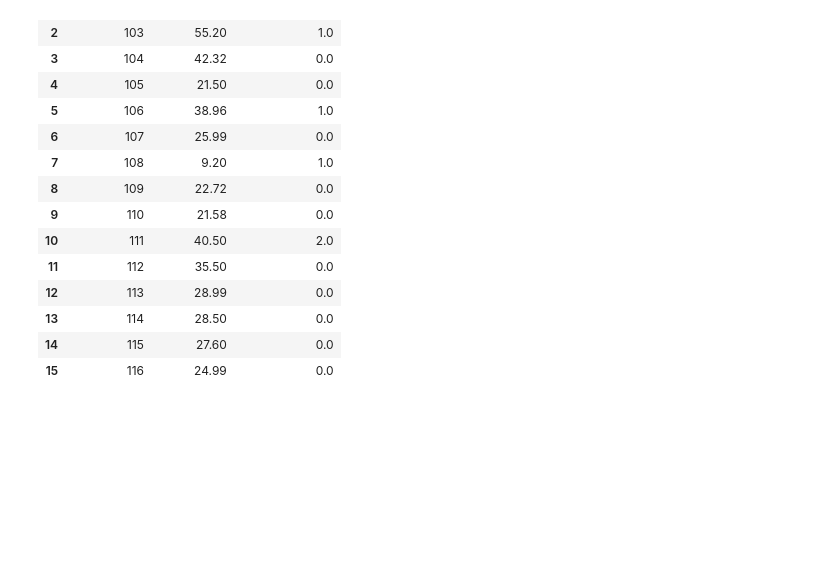
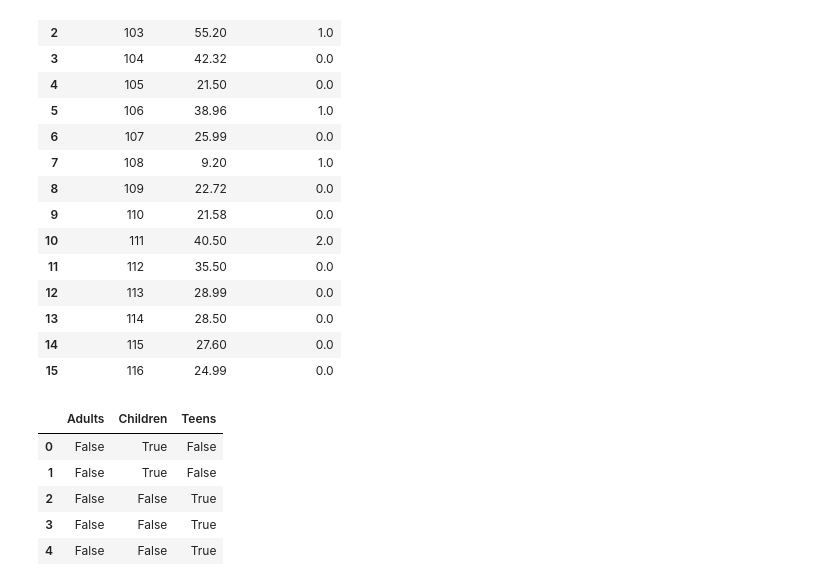
Before and after one commit to Jdalarmi/DataScience, a Jupyter notebook: app/Preparing_for_modeling/Concepts_Analysis.ipynb, the cells around one changed output. Drawn from its saved outputs; the diff is of its cells as text; code cells hidden in the pictures; blank space fills up the shorter version.

```diff
--- a/app/Preparing_for_modeling/Concepts_Analysis.ipynb
+++ b/app/Preparing_for_modeling/Concepts_Analysis.ipynb
@@ -134,3 +134,13 @@ total_spend.merge(june_purchases, how="left").fillna(0)
 | 13 | 114 | 28.50 | 0.0 |
 | 14 | 115 | 27.60 | 0.0 |
 | 15 | 116 | 24.99 | 0.0 |
+# %%
+audience_dumies = pd.get_dummies(df_april_may.Audience)
+audience_dumies.head()
+# %% [output]
+|  | Adults | Children | Teens |
+| 0 | False | True | False |
+| 1 | False | True | False |
+| 2 | False | False | True |
+| 3 | False | False | True |
+| 4 | False | False | True |
```
Also changed, not shown: parts of 3 cells of this notebook, 1 other file.
